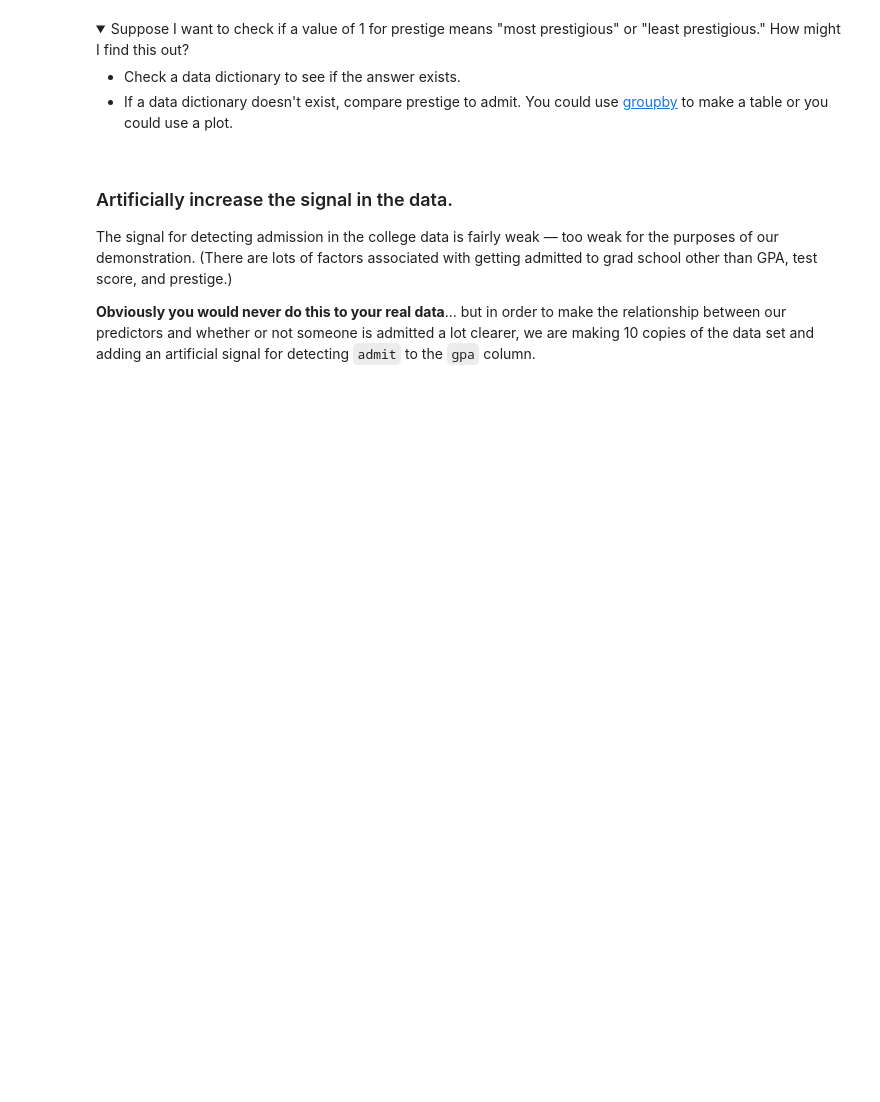
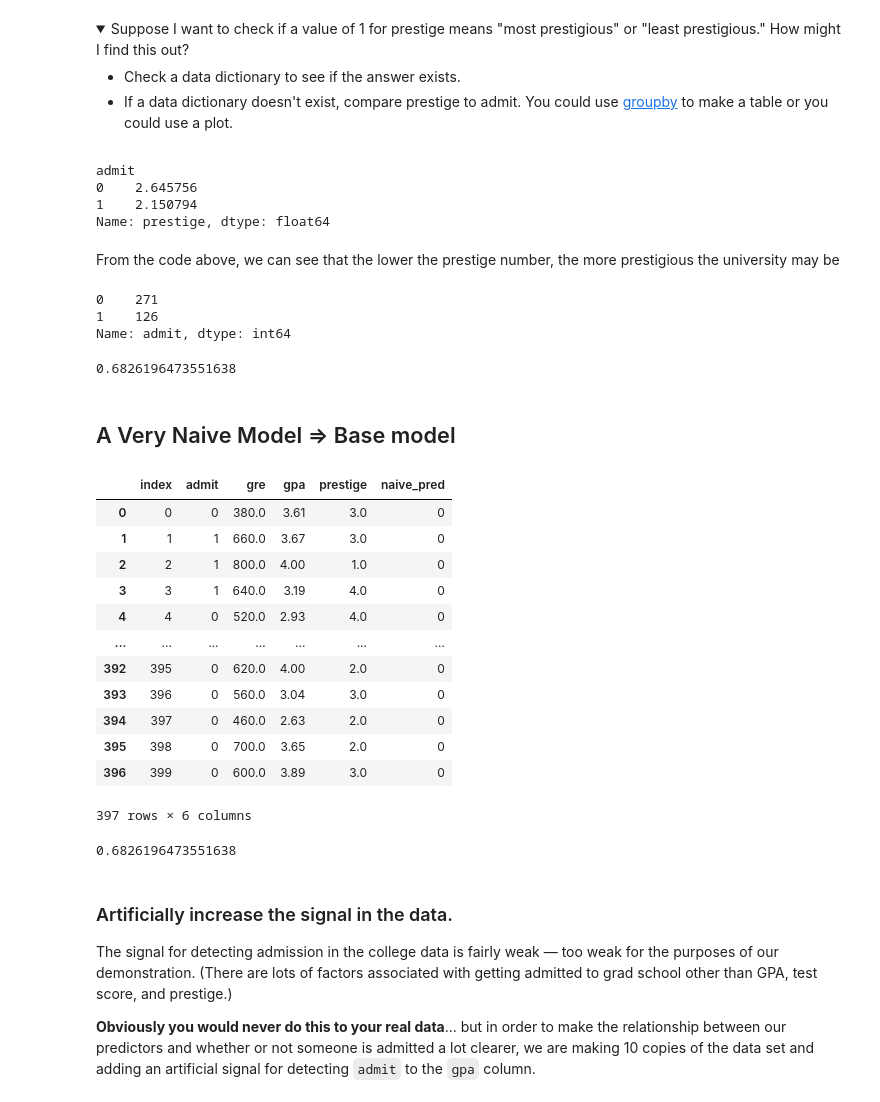
Before and after one commit to PremChandran15/hsbc_data_science, a Jupyter notebook: Logistic/log-reg-starter-code.ipynb, the cells around one changed output. Saved outputs shown, nothing was run; the diff lists cells and outputs as text; code cells hidden in the pictures; folded sections open; blank space fills up the shorter version.

```diff
--- a/Logistic/log-reg-starter-code.ipynb
+++ b/Logistic/log-reg-starter-code.ipynb
@@ -62,5 +63,6 @@ from sklearn.linear_model import LogisticRegression, LinearRegression
 Today, we'll be applying logistic regression to solve the following problem: "Given one's GPA, will a student be admitted to a specific graduate program?"
 # %%
 # Read in the data.
+df = pd.read_csv('admissions.csv')
 # %%
 # Check first five rows.
@@ -75,2 +134,3 @@ The four columns are:
 # %%
 # Drop every row that has an NA.
+df.dropna(subset=['gre','gpa','prestige'], inplace = True)
@@ -87,3 +195,25 @@ The four columns are:
 - Check a data dictionary to see if the answer exists.
 - If a data dictionary doesn't exist, compare prestige to admit. You could use [groupby](https://pandas.pydata.org/pandas-docs/version/0.22/generated/pandas.DataFrame.groupby.html) to make a table or you could use a plot.
 </details>
+# %%
+df.groupby('admit')['prestige'].mean()
+# %% [output]
+admit
+0    2.645756
+1    2.150794
+Name: prestige, dtype: float64
+# %% [markdown]
+From the code above, we can see that the lower the prestige number, the more prestigious the university may be
+# %%
+#checking for class imbalances
+df['admit'].value_counts()
+# %% [output]
+0    271
+1    126
+Name: admit, dtype: int64
+# %%
+271/len(df)
+# %% [output]
+0.6826196473551638
+# %% [markdown]
+## A Very Naive Model => Base model
@@ -90,3 +223,24 @@ The four columns are:
+# %%
+df
+# %% [output]
+|  | index | admit | gre | gpa | prestige | naive_pred |
+| 0 | 0 | 0 | 380.0 | 3.61 | 3.0 | 0 |
+| 1 | 1 | 1 | 660.0 | 3.67 | 3.0 | 0 |
+| 2 | 2 | 1 | 800.0 | 4.00 | 1.0 | 0 |
+| 3 | 3 | 1 | 640.0 | 3.19 | 4.0 | 0 |
+| 4 | 4 | 0 | 520.0 | 2.93 | 4.0 | 0 |
+| ... | ... | ... | ... | ... | ... | ... |
+| 392 | 395 | 0 | 620.0 | 4.00 | 2.0 | 0 |
+| 393 | 396 | 0 | 560.0 | 3.04 | 3.0 | 0 |
+| 394 | 397 | 0 | 460.0 | 2.63 | 2.0 | 0 |
+| 395 | 398 | 0 | 700.0 | 3.65 | 2.0 | 0 |
+| 396 | 399 | 0 | 600.0 | 3.89 | 3.0 | 0 |
+397 rows × 6 columns
+# %%
+# accuracy of the model => how many correctly predicted vs actual data=> y_pred vs y_true
+accuracy_score(df['admit'], df['naive_pred'])
+# %% [output]
+0.6826196473551638
 # %% [markdown]
 ### Artificially increase the signal in the data.
 
```
Also changed, not shown: parts of 32 cells of this notebook.
